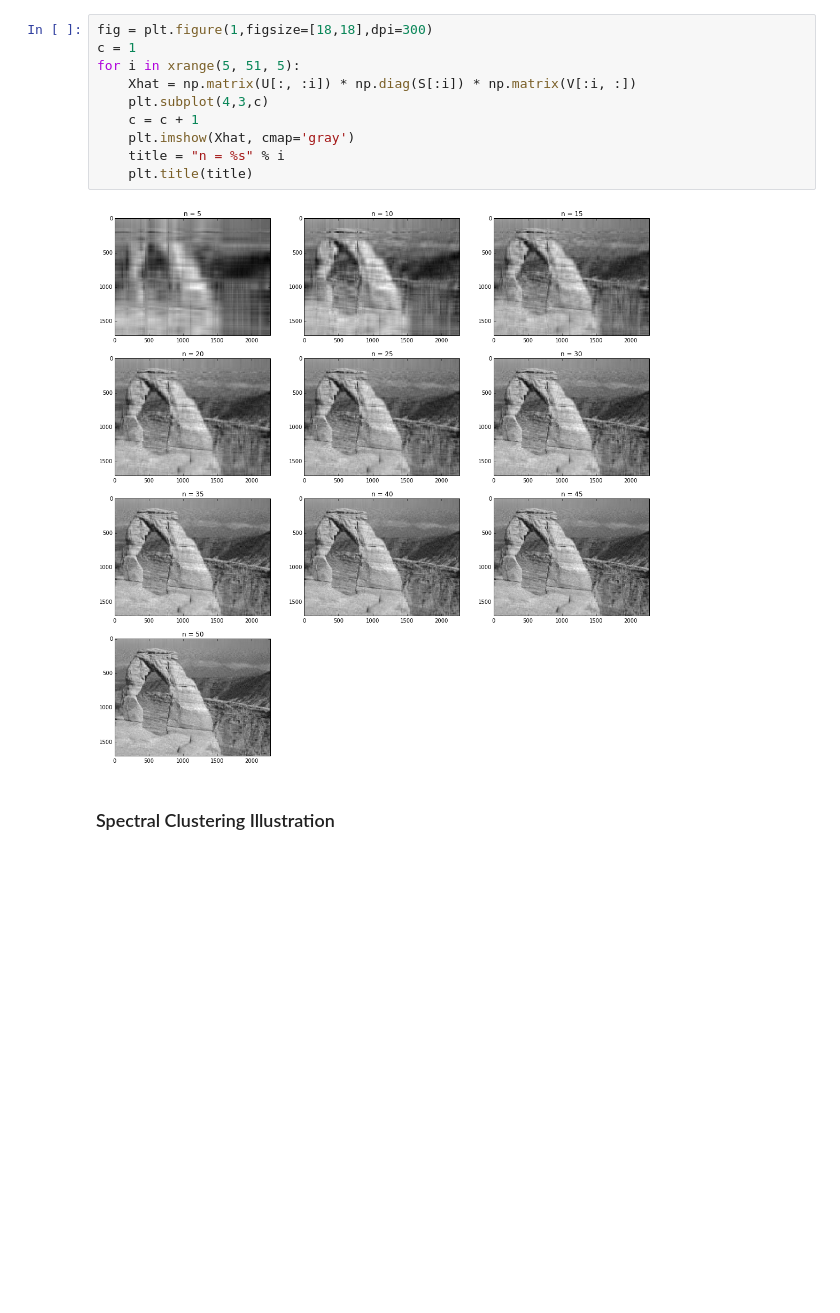
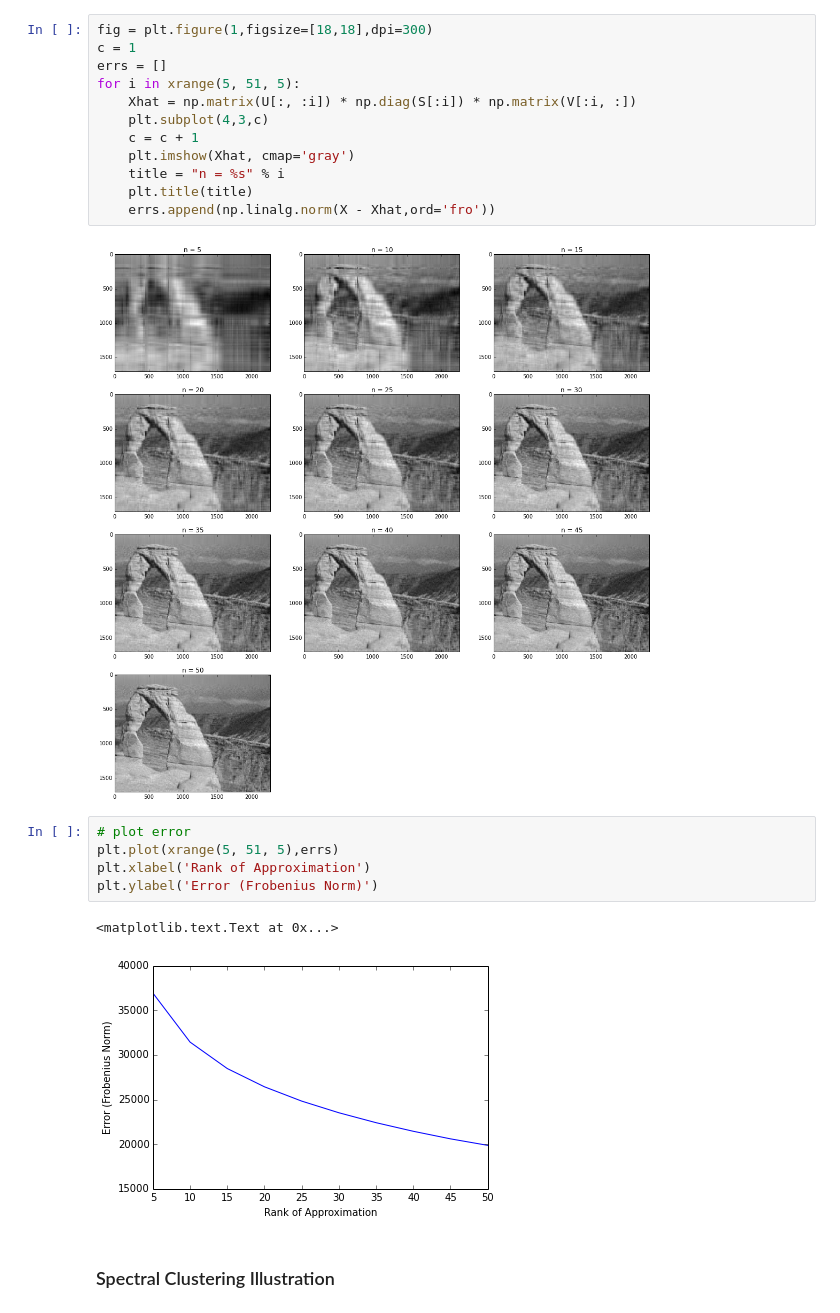
Before and after one commit to ubdsgroup/mlcourse-ub-notebooks, a Jupyter notebook: notebooks/Lecture37.ipynb, the cells around one changed output. Saved outputs shown, nothing was run; the diff lists cells and outputs as text; blank space fills up the shorter version.

```diff
--- a/notebooks/Lecture37.ipynb
+++ b/notebooks/Lecture37.ipynb
@@ -86,6 +88,7 @@ Now compute the reconstruction for higher rank approximations.
 # %%
 fig = plt.figure(1,figsize=[18,18],dpi=300)
 c = 1
+errs = []
 for i in xrange(5, 51, 5):
     Xhat = np.matrix(U[:, :i]) * np.diag(S[:i]) * np.matrix(V[:i, :])
     plt.subplot(4,3,c)
@@ -93,8 +96,17 @@ for i in xrange(5, 51, 5):
     plt.imshow(Xhat, cmap='gray')
     title = "n = %s" % i
     plt.title(title)
+    errs.append(np.linalg.norm(X - Xhat,ord='fro'))
 # %% [output]
 [figure]
+# %%
+# plot error
+plt.plot(xrange(5, 51, 5),errs)
+plt.xlabel('Rank of Approximation')
+plt.ylabel('Error (Frobenius Norm)')
+# %% [output]
+<matplotlib.text.Text at 0x...>
+[figure, added]
 # %% [markdown]
 ### Spectral Clustering Illustration
 # %%
```
Also changed, not shown: parts of 2 cells of this notebook.
